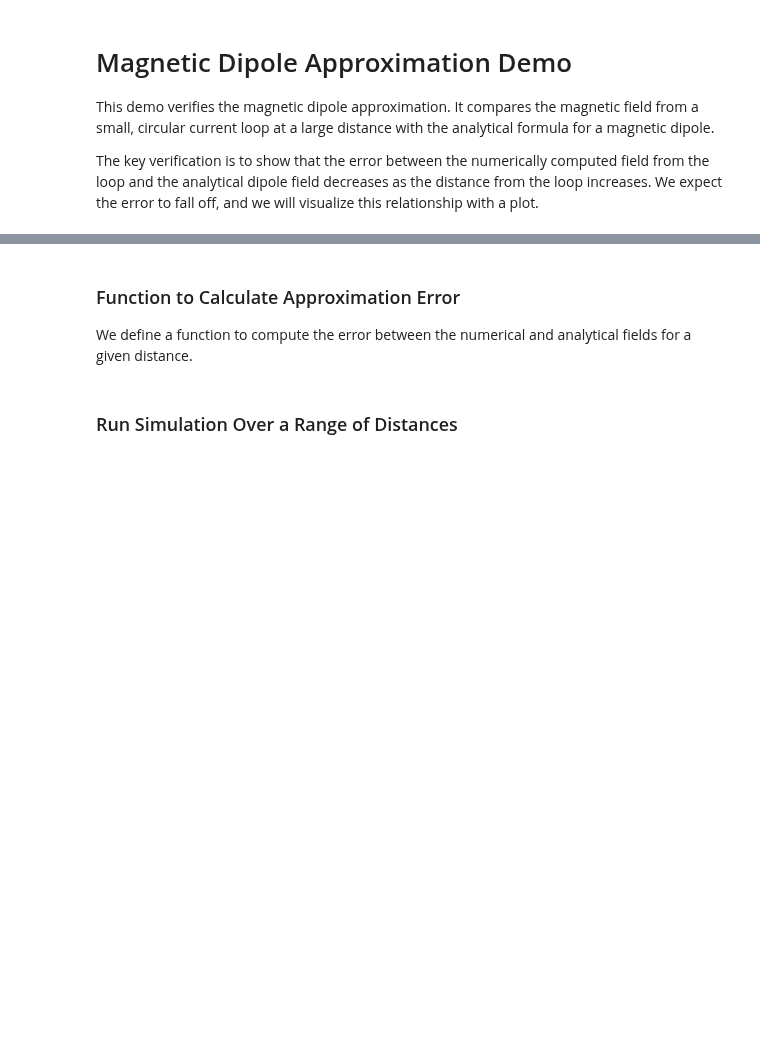
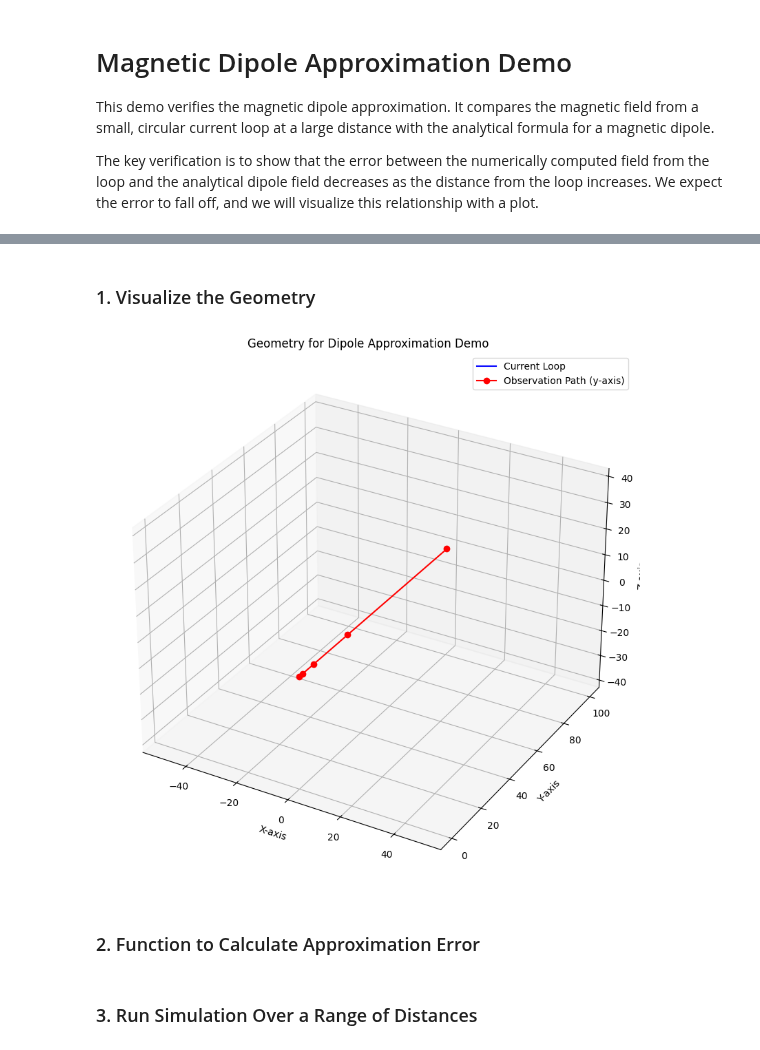
Before and after one commit to shashi-manikonda/MTFLibrary, a Jupyter notebook: demo/dipole_approximation_demo.ipynb, the cells around one changed output, grey strips where cells are left out. Saved outputs shown, nothing was run; the diff lists cells and outputs as text; code cells hidden in the pictures; blank space fills up the shorter version.

```diff
--- a/demo/dipole_approximation_demo.ipynb
+++ b/demo/dipole_approximation_demo.ipynb
@@ -26,6 +33,40 @@ z = Var(3)
-# %% [markdown]
-### Function to Calculate Approximation Error
-
-We define a function to compute the error between the numerical and analytical fields for a given distance.
+# %% [markdown]
+### 1. Visualize the Geometry
+# %%
+# --- Define loop parameters for visualization ---
+ring_radius = 0.01
+ring_center_point = np.array([0.0, 0.0, 0.0])
+distances_to_plot = np.logspace(0, 2, 5) # Show a few observation points
+
+# --- Generate points for the current loop ---
+theta = np.linspace(0, 2 * np.pi, 100)
+loop_x = ring_center_point[0] + ring_radius * np.cos(theta)
+loop_y = ring_center_point[1] + ring_radius * np.sin(theta)
+loop_z = np.full_like(loop_x, ring_center_point[2])
+
+# --- Visualize the Setup ---
+fig = plt.figure(figsize=(10, 10))
+ax = fig.add_subplot(111, projection='3d')
+ax.plot(loop_x, loop_y, loop_z, 'b-', label='Current Loop')
+# Add an arrow for current direction
+ax.quiver(ring_radius, 0, 0, 0, 1, 0, length=0.01, normalize=True, color='b', arrow_length_ratio=0.4)
+
+# Plot the line along which the field is evaluated
+obs_x = np.zeros_like(distances_to_plot)
+obs_y = distances_to_plot
+obs_z = np.zeros_like(distances_to_plot)
+ax.plot(obs_x, obs_y, obs_z, 'r-o', label='Observation Path (y-axis)')
+
+ax.set_xlabel('X-axis')
+ax.set_ylabel('Y-axis')
+ax.set_zlabel('Z-axis')
+ax.set_title('Geometry for Dipole Approximation Demo')
+ax.legend()
+ax.axis('equal')
+plt.show()
+# %% [output]
+[figure, added]
+# %% [markdown]
+### 2. Function to Calculate Approximation Error
 # %%
 def calculate_error_at_distance(distance):
@@ -68,7 +108,7 @@ def calculate_error_at_distance(distance):
     error = np.linalg.norm(B_num_const - B_an_const)
     return error
 # %% [markdown]
-### Run Simulation Over a Range of Distances
+### 3. Run Simulation Over a Range of Distances
 # %%
 distances = np.logspace(0, 2, 20) # from 1m to 100m
 errors = []
```
Also changed, not shown: parts of 5 cells of this notebook, 4 other files.
